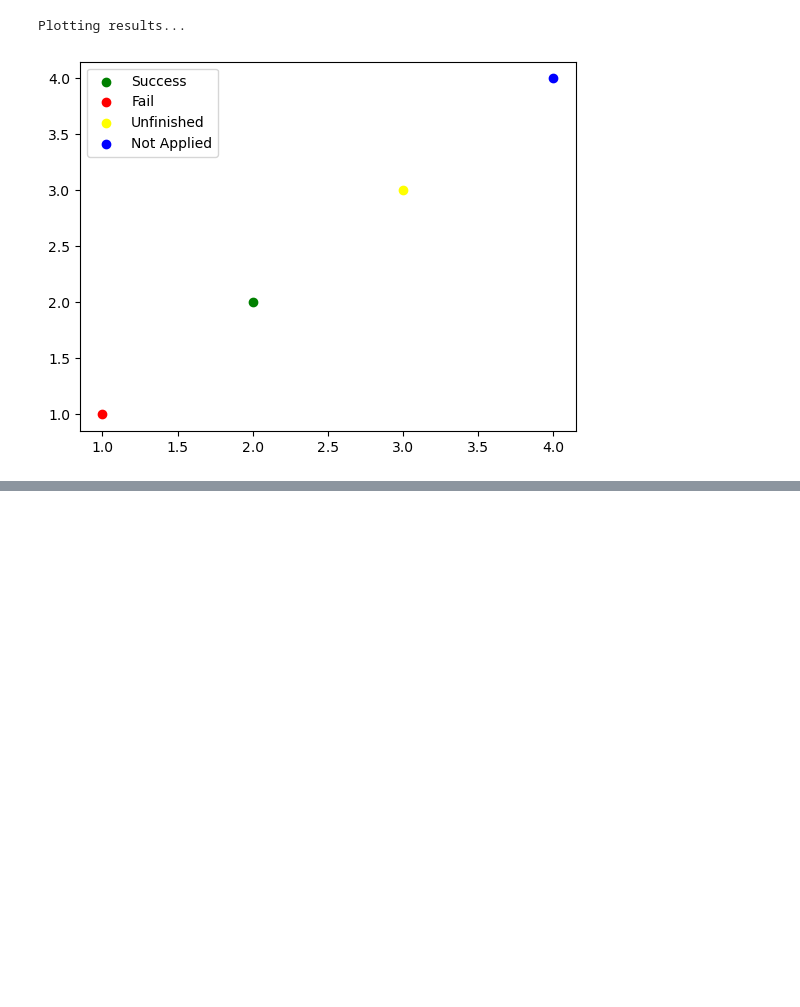
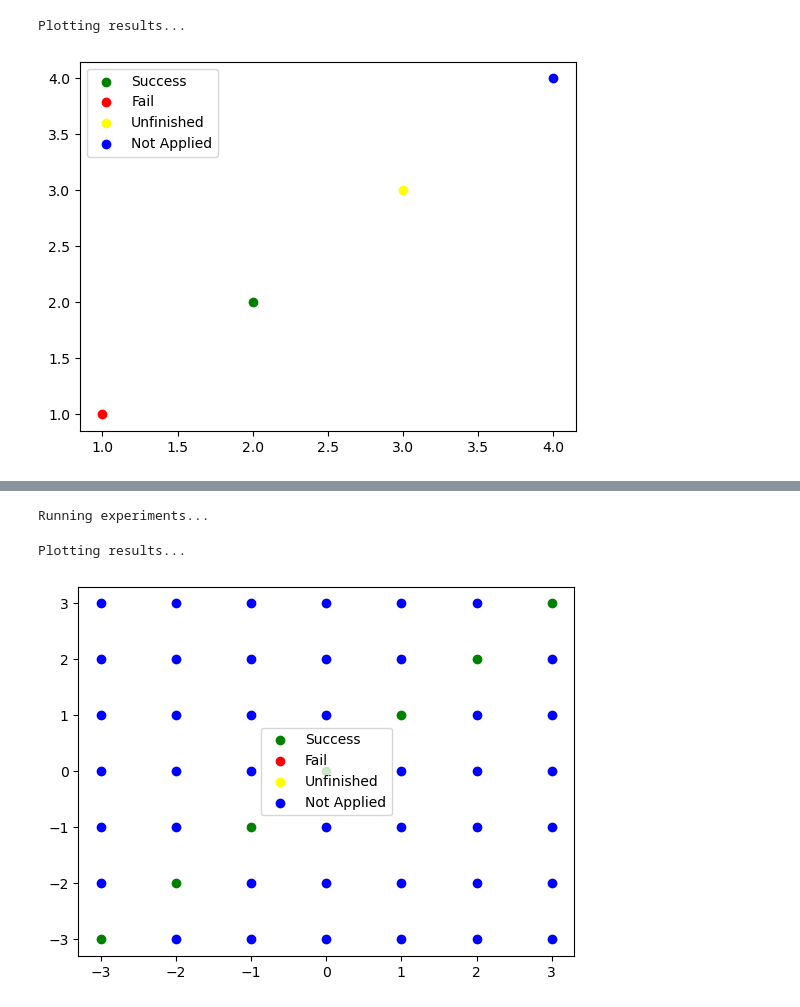
Before and after one commit to yosefgoren/Introduction-to-Software-Verification-236342, a Jupyter notebook: Homework_1/trails/q1.ipynb, the cells around one changed output, grey strips where cells are left out. Drawn from its saved outputs; the diff is of its cells as text; code cells hidden in the pictures; blank space fills up the shorter version.

```diff
--- a/Homework_1/trails/q1.ipynb
+++ b/Homework_1/trails/q1.ipynb
@@ -50,0 +51,8 @@ Plotting results...
+# %%
+Conditions_C = (lambda x,y: x==y, lambda x,y: True)
+grid_res_C = runGrid(Program_1, *Conditions_C)
+plotResults(grid_res_C)
+# %% [output]
+Running experiments...
+Plotting results...
+[figure, added]
```
Also changed, not shown: parts of 5 cells of this notebook, 4 other files.
